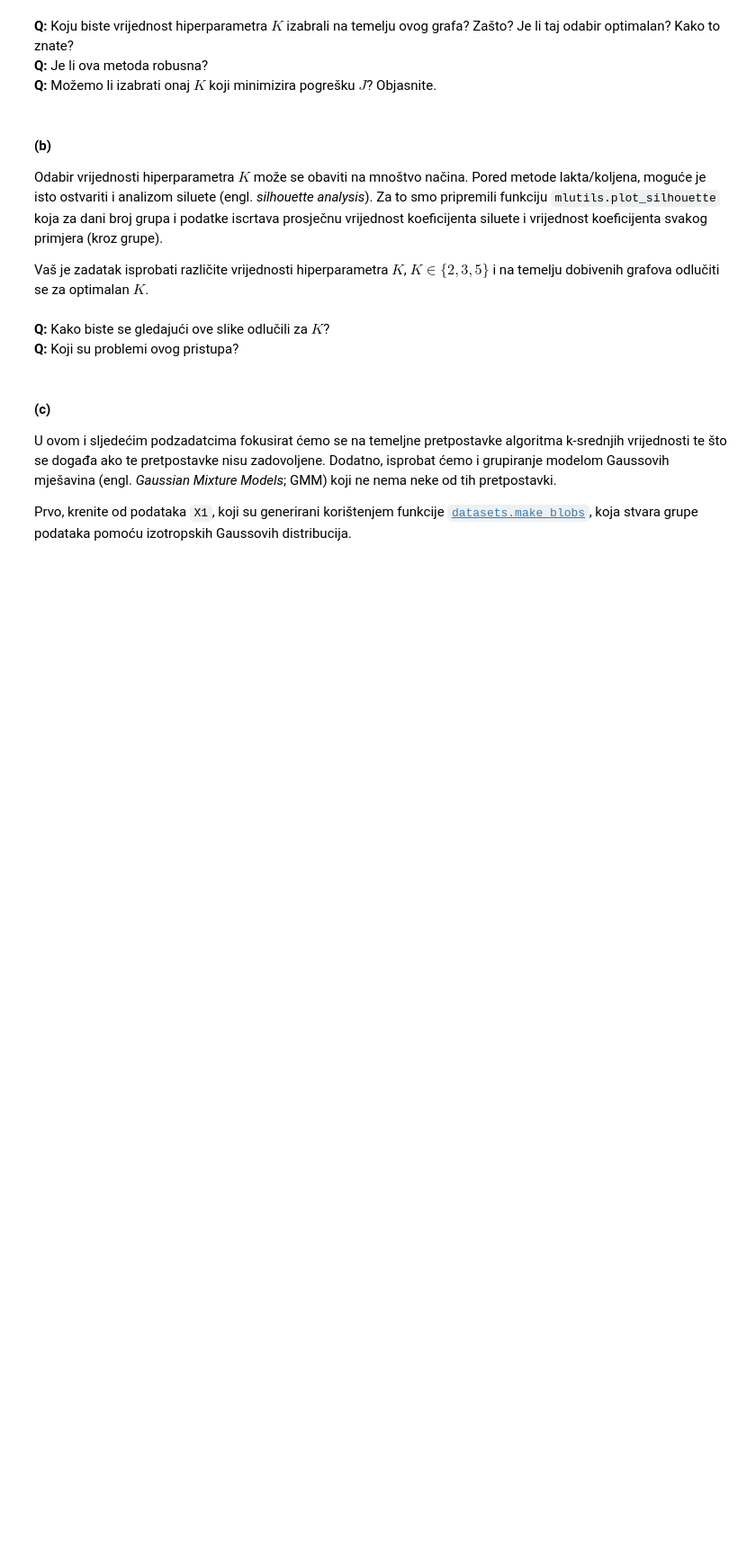
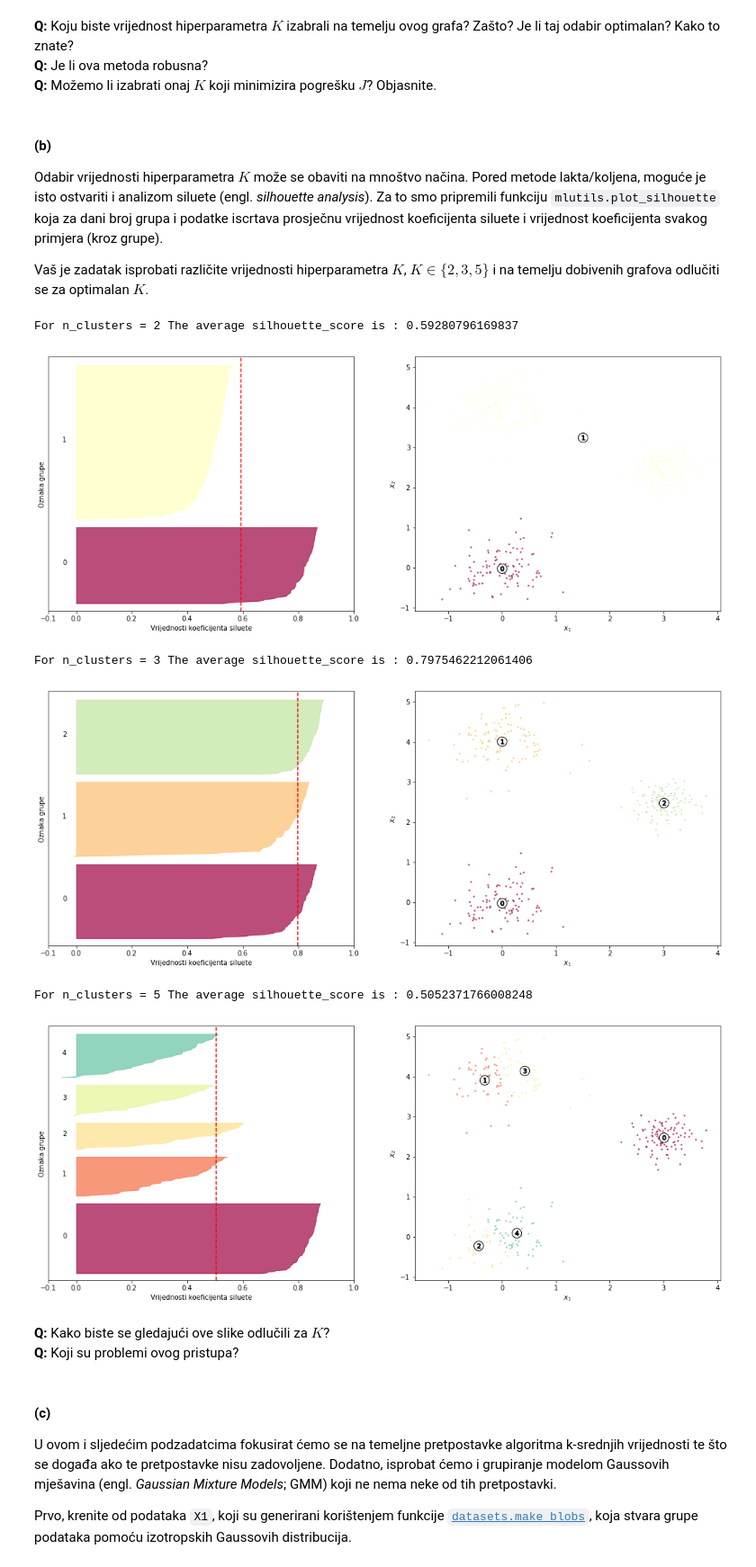
Before and after one commit to tkukurin/Lab.MachineLearning, a Jupyter notebook: lab05-2017.ipynb, the cells around one changed output. Shown at 90% size. Cells and saved outputs as stored; diff of their text form; code cells hidden in the pictures; blank space fills up the shorter version.

```diff
--- a/lab05-2017.ipynb
+++ b/lab05-2017.ipynb
@@ -270,3 +409,15 @@ Vaš je zadatak isprobati različite vrijednosti hiperparametra $K$, $K \in \{2,
+# %%
+import mlutils
+for k in [2, 3, 5]:
+  mlutils.plot_silhouette(k, Xp)
+  plt.show()
+# %% [output]
+For n_clusters = 2 The average silhouette_score is : 0.59280796169837
+[figure, added]
+For n_clusters = 3 The average silhouette_score is : 0.7975462212061406
+[figure, added]
+For n_clusters = 5 The average silhouette_score is : 0.5052371766008248
+[figure, added]
 # %% [markdown]
 **Q:** Kako biste se gledajući ove slike odlučili za $K$?
 **Q:** Koji su problemi ovog pristupa?
```
Also changed, not shown: parts of 41 cells of this notebook, 1 other file.
